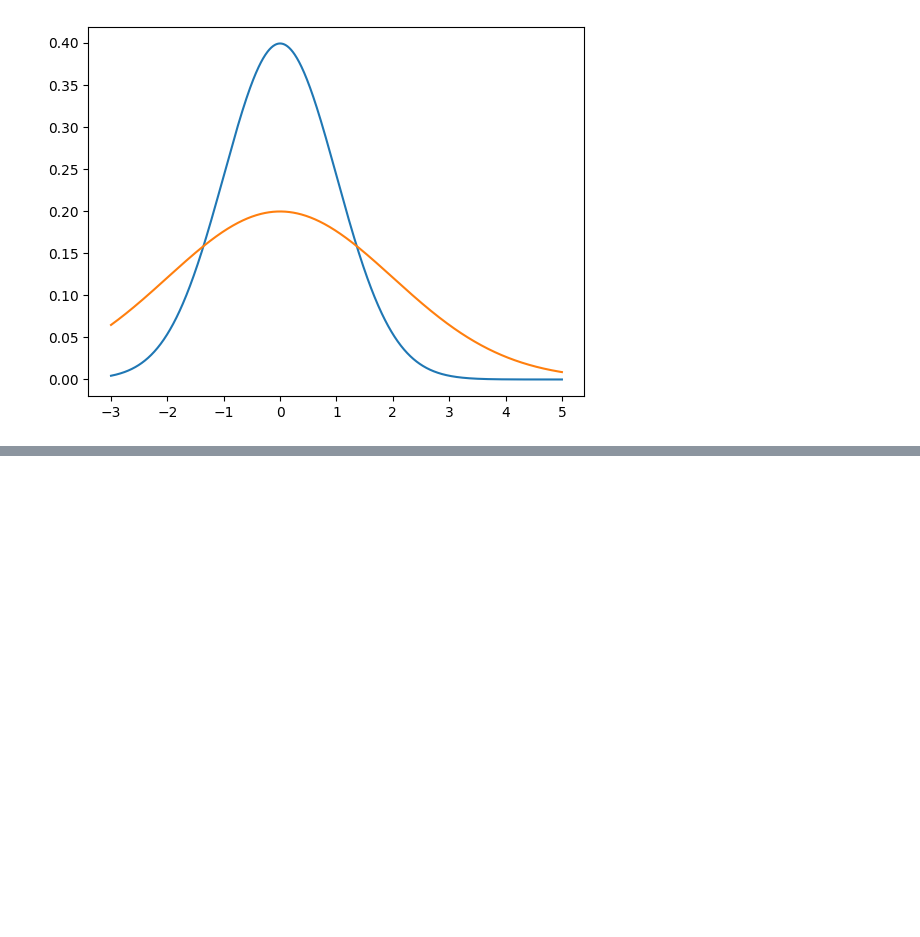
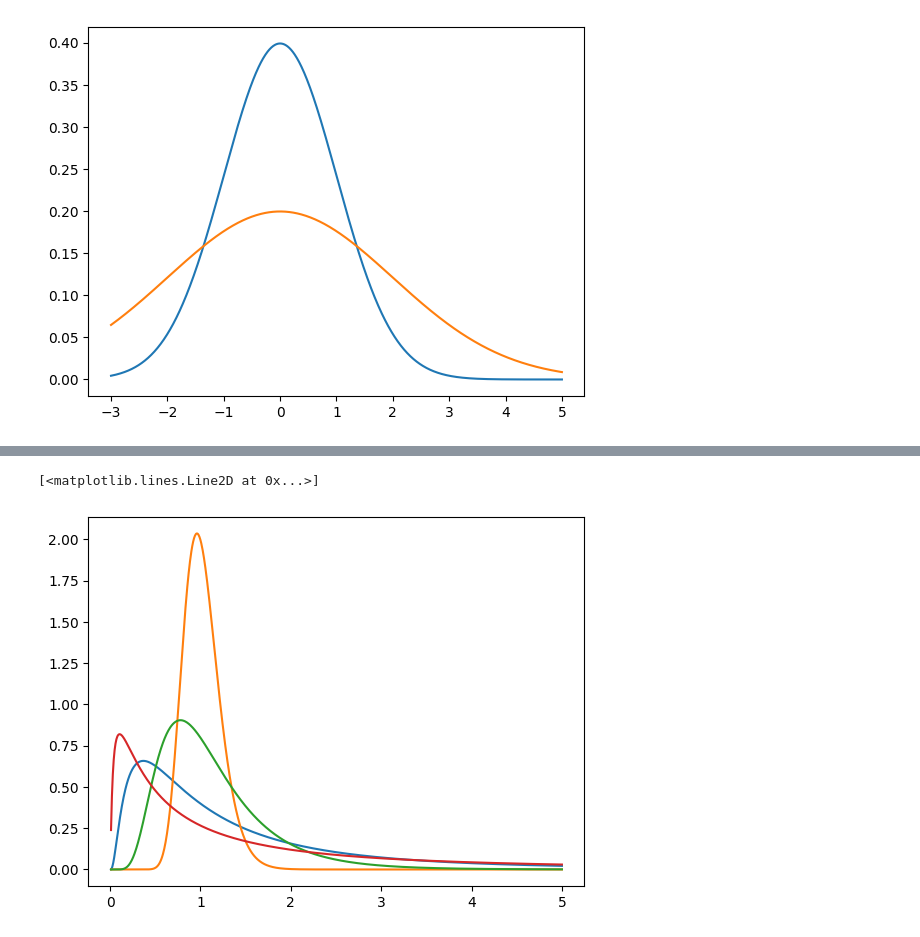
Before and after one commit to will-lynas/STAT0011-decision-and-risk, a Jupyter notebook: distributions.ipynb, the cells around one changed output, grey strips where cells are left out. Saved outputs shown, nothing was run; the diff lists cells and outputs as text; code cells hidden in the pictures; blank space fills up the shorter version.

```diff
--- a/distributions.ipynb
+++ b/distributions.ipynb
@@ -73,0 +86,18 @@ plt.plot(x, pdf)
+# %%
+# Different shapes
+# Really weird
+
+pdf = lognorm.pdf(x, s=1)
+plt.plot(x, pdf)
+
+pdf = lognorm.pdf(x, s=0.2)
+plt.plot(x, pdf)
+
+pdf = lognorm.pdf(x, s=0.5)
+plt.plot(x, pdf)
+
+pdf = lognorm.pdf(x, s=1.5)
+plt.plot(x, pdf)
+# %% [output]
+[<matplotlib.lines.Line2D at 0x...>]
+[figure, added]
```
Also changed, not shown: parts of 3 cells of this notebook.
